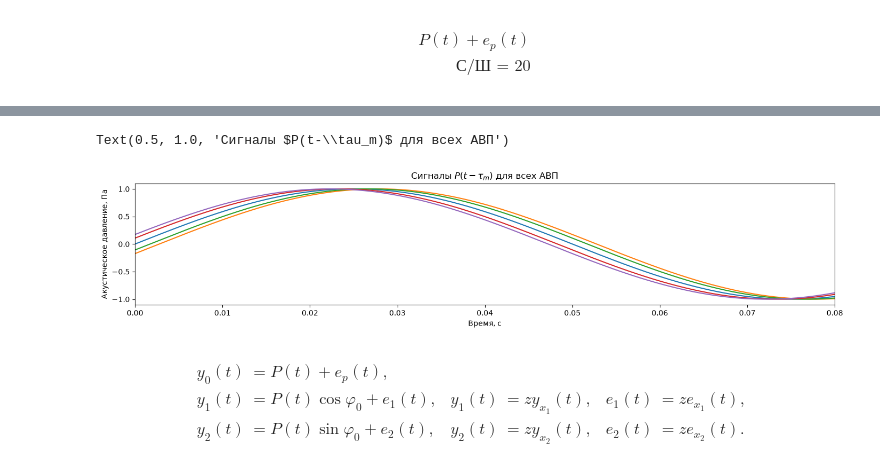
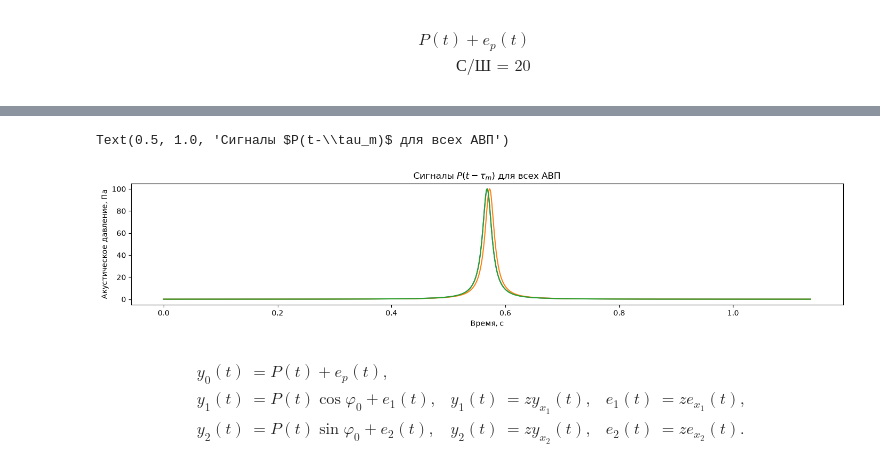
Before and after one commit to veitnemed/piling-main, a Jupyter notebook: notebook.ipynb, the cells around one changed output, grey strips where cells are left out. Cells and saved outputs as stored; diff of their text form; code cells hidden in the pictures.

```diff
--- a/notebook.ipynb
+++ b/notebook.ipynb
@@ -43,34 +51,6 @@ TIME_LIMIT = {"left": 0,
 \lambda = \frac{c}{f} &\implies \frac{c}{f} \ge 20R \implies f_{\text{max}} \le \frac{c}{20R} \\
 \text{При } R = 1\text{ м:} \quad f_{\text{max}} &= \frac{343{,}26}{20 \cdot 1} \approx 17{,}16 \text{ Гц}
 \end{align*}
-# %%
-def get_gamma_array(M: int) -> np.ndarray:
-    """Рассчет углов датчиков относительно оси x
-    Функция принимает на вход число датчиков и возвращает
-    массив углов для каждого датчика"""
-
-    return (2*np.pi/M)*np.arange(M)
-# %%
-def get_tau_array(M: int,
-                  R: float,
-                  phi_o: float,
-                  c: float = 343.26) -> np.ndarray:
-    """Рассчёт задержек относительно каждого датчика"""
-
-    return (R/c)*np.cos(phi_o - get_gamma_array(M))
-# %%
-def generate_signal(t: np.ndarray,
-                    f: float,
-                    A: float = 1.0,) -> np.ndarray:
-    """Считаем значение гармончиеского сигнала в каждый момент времени"""
-
-    return  A*np.sin(t*(2*np.pi*f))
-
-def get_impulse_signal(time_vector: np.ndarray,
-                    tau: float,
-                    A: float = 1.0,
-                    center_signal: float = 0.1) -> np.ndarray:
-    return A*tau / (tau**2 + (time_vector-center_signal)**2)
 # %% [markdown]
 \begin{align*}
 \text{Сигнал } P(t) \text{ (без шума)}
@@ -155,21 +127,21 @@ plt.show()
 # %%
-tau_array = get_tau_array(M, R, phi_0) # shape (M,)
-gamma_array = get_gamma_array(M)
+tau_array = get_tau_array(q)
+gamma_array = get_gamma_array(cfg.M)
 fig, ax = plt.subplots(1,1,figsize = (14,3),constrained_layout = True)
 
 for idx, (tau, gamma) in enumerate(zip(tau_array, gamma_array)):
-
-    signal = generate_signal(t - tau, f, A)
-    ax.plot(t, signal)
+    q["time_vector"] = q["time_vector"] - tau
+    signal = get_impulse_signal(q)
+    ax.plot(cfg.time_vector, signal)
     ax.set_xlabel("Время, с")
     ax.set_ylabel("Акустическое давление, Па")
-    ax.set_xlim(0,0.08)
+
     ax.set_title("Сигналы на выходе датчиков решётки с учётом временных задержек")
 
 ax.set_title(r"Сигналы $P(t-\tau_m)$ для всех АВП")
 # %% [output]
 Text(0.5, 1.0, 'Сигналы $P(t-\\tau_m)$ для всех АВП')
-[figure, old version]
+[figure, new version]
 # %% [markdown]
 $$
 \begin{aligned}
```
Also changed, not shown: parts of 22 cells of this notebook, 5 other files.
